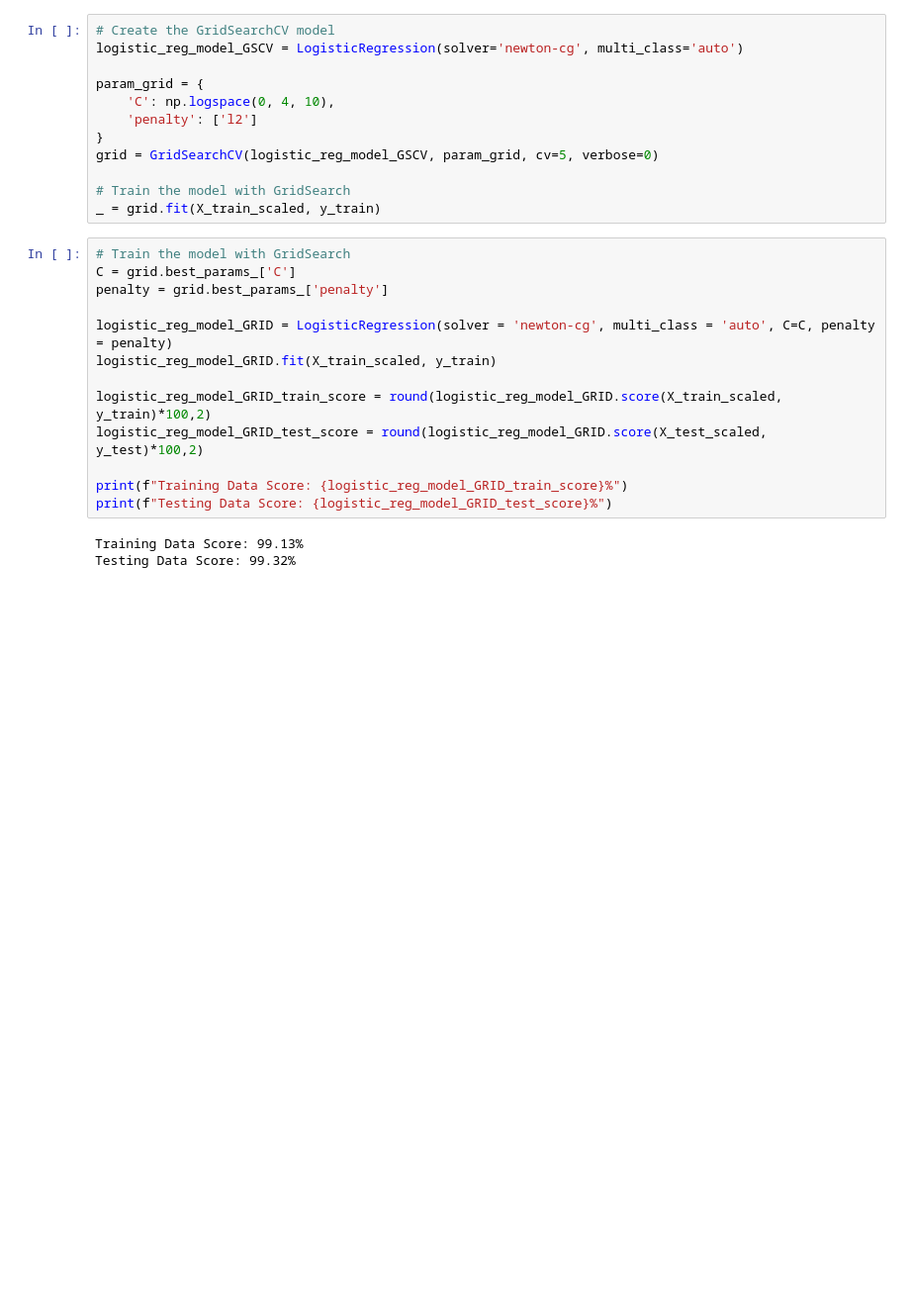
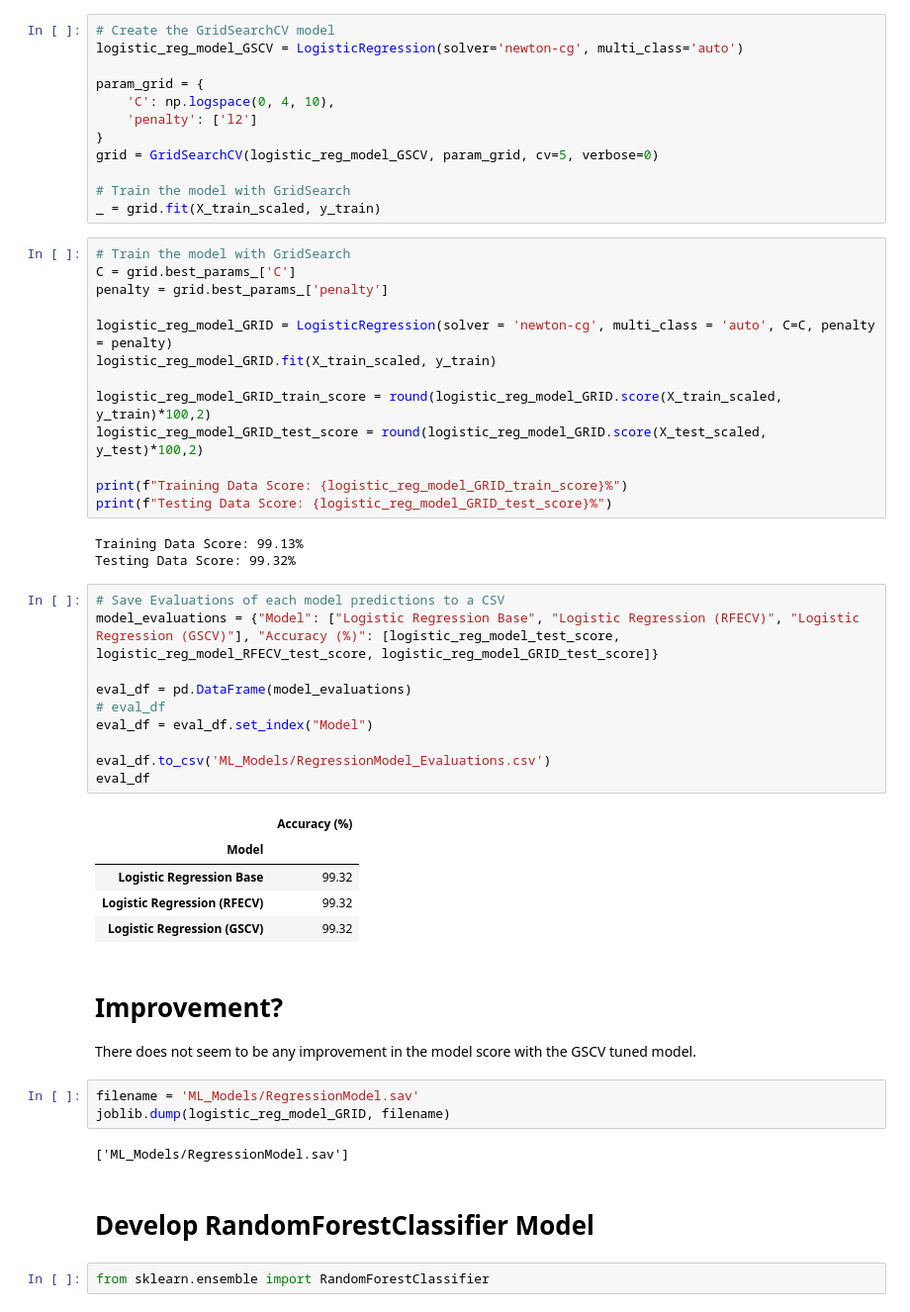
Before and after one commit to EpicTomatoSauce/uwa_final_project, a Jupyter notebook: clean.ipynb, the cells around one changed output. Shown at 99% size. Drawn from its saved outputs; the diff is of its cells as text; blank space fills up the shorter version.

```diff
--- a/clean.ipynb
+++ b/clean.ipynb
@@ -332,3 +334,31 @@ print(f"Testing Data Score: {logistic_reg_model_GRID_test_score}%")
 # %% [output]
 Training Data Score: 99.13%
 Testing Data Score: 99.32%
+# %%
+# Save Evaluations of each model predictions to a CSV
+model_evaluations = {"Model": ["Logistic Regression Base", "Logistic Regression (RFECV)", "Logistic Regression (GSCV)"], "Accuracy (%)": [logistic_reg_model_test_score, logistic_reg_model_RFECV_test_score, logistic_reg_model_GRID_test_score]}
+
+eval_df = pd.DataFrame(model_evaluations)
+# eval_df
+eval_df = eval_df.set_index("Model")
+
+eval_df.to_csv('ML_Models/RegressionModel_Evaluations.csv')
+eval_df
+# %% [output]
+|  | Accuracy (%) |
+| Model |  |
+| Logistic Regression Base | 99.32 |
+| Logistic Regression (RFECV) | 99.32 |
+| Logistic Regression (GSCV) | 99.32 |
+# %% [markdown]
+# Improvement?
+There does not seem to be any improvement in the model score with the GSCV tuned model.
+# %%
+filename = 'ML_Models/RegressionModel.sav'
+joblib.dump(logistic_reg_model_GRID, filename)
+# %% [output]
+['ML_Models/RegressionModel.sav']
+# %% [markdown]
+# Develop RandomForestClassifier Model
+# %%
+from sklearn.ensemble import RandomForestClassifier
```
Also changed, not shown: parts of 19 cells of this notebook, 4 other files.
